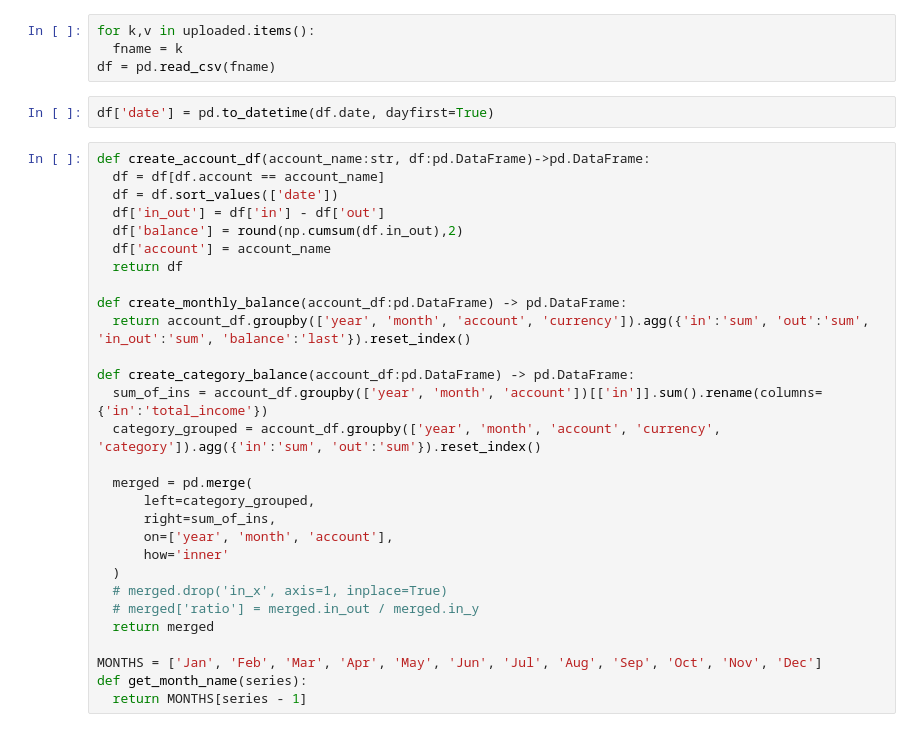
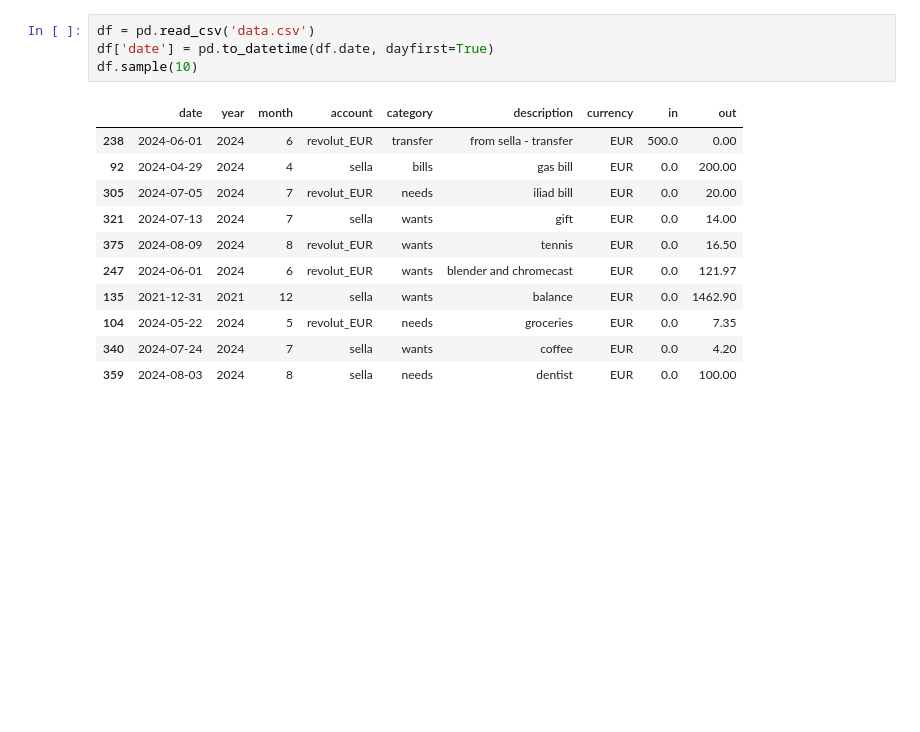
Before and after one commit to plosi/personal_finance, a Jupyter notebook: personal_finance.ipynb, the cells around one changed output. Cells and saved outputs as stored; diff of their text form; blank space fills up the shorter version.

Commit message:
updated data

```diff
--- a/personal_finance.ipynb
+++ b/personal_finance.ipynb
@@ -25,35 +12,16 @@ Saving data.csv to data.csv
-# %%
-for k,v in uploaded.items():
-  fname = k
-df = pd.read_csv(fname)
 # %%
+df = pd.read_csv('data.csv')
 df['date'] = pd.to_datetime(df.date, dayfirst=True)
+df.sample(10)
+# %% [output]
+|  | date | year | month | account | category | description | currency | in | out |
+| 238 | 2024-06-01 | 2024 | 6 | revolut_EUR | transfer | from sella - transfer | EUR | 500.0 | 0.00 |
+| 92 | 2024-04-29 | 2024 | 4 | sella | bills | gas bill | EUR | 0.0 | 200.00 |
+| 305 | 2024-07-05 | 2024 | 7 | revolut_EUR | needs | iliad bill | EUR | 0.0 | 20.00 |
+| 321 | 2024-07-13 | 2024 | 7 | sella | wants | gift | EUR | 0.0 | 14.00 |
+| 375 | 2024-08-09 | 2024 | 8 | revolut_EUR | wants | tennis | EUR | 0.0 | 16.50 |
+| 247 | 2024-06-01 | 2024 | 6 | revolut_EUR | wants | blender and chromecast | EUR | 0.0 | 121.97 |
+| 135 | 2021-12-31 | 2021 | 12 | sella | wants | balance | EUR | 0.0 | 1462.90 |
+| 104 | 2024-05-22 | 2024 | 5 | revolut_EUR | needs | groceries | EUR | 0.0 | 7.35 |
+| 340 | 2024-07-24 | 2024 | 7 | sella | wants | coffee | EUR | 0.0 | 4.20 |
+| 359 | 2024-08-03 | 2024 | 8 | sella | needs | dentist | EUR | 0.0 | 100.00 |
-# %%
-def create_account_df(account_name:str, df:pd.DataFrame)->pd.DataFrame:
-  df = df[df.account == account_name]
-  df = df.sort_values(['date'])
-  df['in_out'] = df['in'] - df['out']
-  df['balance'] = round(np.cumsum(df.in_out),2)
-  df['account'] = account_name
-  return df
-
-def create_monthly_balance(account_df:pd.DataFrame) -> pd.DataFrame:
-  return account_df.groupby(['year', 'month', 'account', 'currency']).agg({'in':'sum', 'out':'sum', 'in_out':'sum', 'balance':'last'}).reset_index()
-
-def create_category_balance(account_df:pd.DataFrame) -> pd.DataFrame:
-  sum_of_ins = account_df.groupby(['year', 'month', 'account'])[['in']].sum().rename(columns={'in':'total_income'})
-  category_grouped = account_df.groupby(['year', 'month', 'account', 'currency', 'category']).agg({'in':'sum', 'out':'sum'}).reset_index()
-
-  merged = pd.merge(
-      left=category_grouped,
-      right=sum_of_ins,
-      on=['year', 'month', 'account'],
-      how='inner'
-  )
-  # merged.drop('in_x', axis=1, inplace=True)
-  # merged['ratio'] = merged.in_out / merged.in_y
-  return merged
-
-MONTHS = ['Jan', 'Feb', 'Mar', 'Apr', 'May', 'Jun', 'Jul', 'Aug', 'Sep', 'Oct', 'Nov', 'Dec']
-def get_month_name(series):
-  return MONTHS[series - 1]
```
Also changed, not shown: parts of 14 cells of this notebook, 3 other files.
